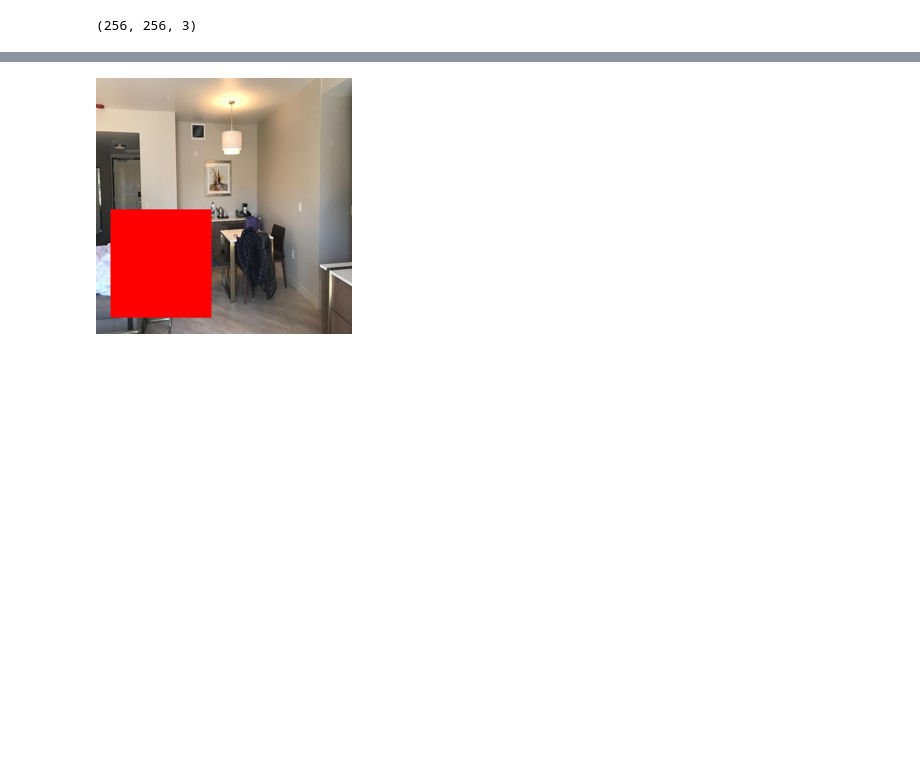
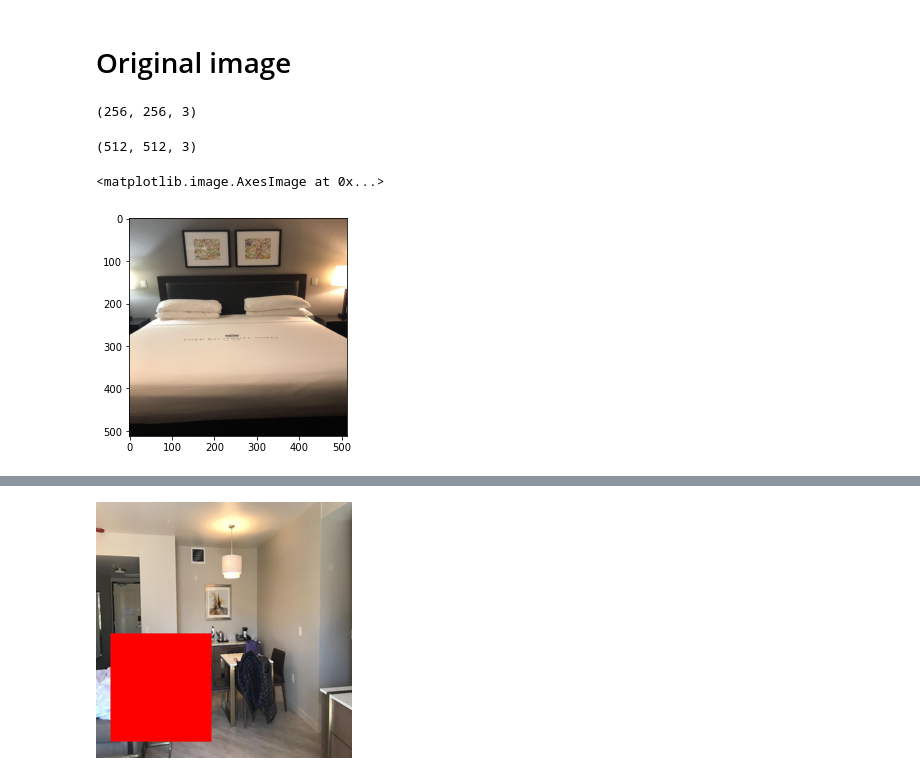
Before and after one commit to RahulS247/Hotel_Recognition-kaggle_challenge, a Jupyter notebook: maskGAN.ipynb, the cells around one changed output, grey strips where cells are left out. Drawn from its saved outputs; the diff is of its cells as text; code cells hidden in the pictures; blank space fills up the shorter version.

```diff
--- a/maskGAN.ipynb
+++ b/maskGAN.ipynb
@@ -7,2 +9,4 @@ import os
+# %% [markdown]
+# Original image
 # %%
 train_img = []
@@ -20,6 +24,16 @@ train_img[4].shape
 # %% [output]
 (256, 256, 3)
 # %%
-
-pil_image.resize(img,(IMG_HEIGHT,IMG_WIDTH,3))
+img = pil_image.open('train_img/81304/000031772.jpg')
+img=img.resize((512,512))
+img = np.array(img)
+img=img/255
+img.shape
+# %% [output]
+(512, 512, 3)
+# %%
+plt.imshow(img)
+# %% [output]
+<matplotlib.image.AxesImage at 0x...>
+[figure, added]
 # %%
```
Also changed, not shown: parts of 32 cells of this notebook.
